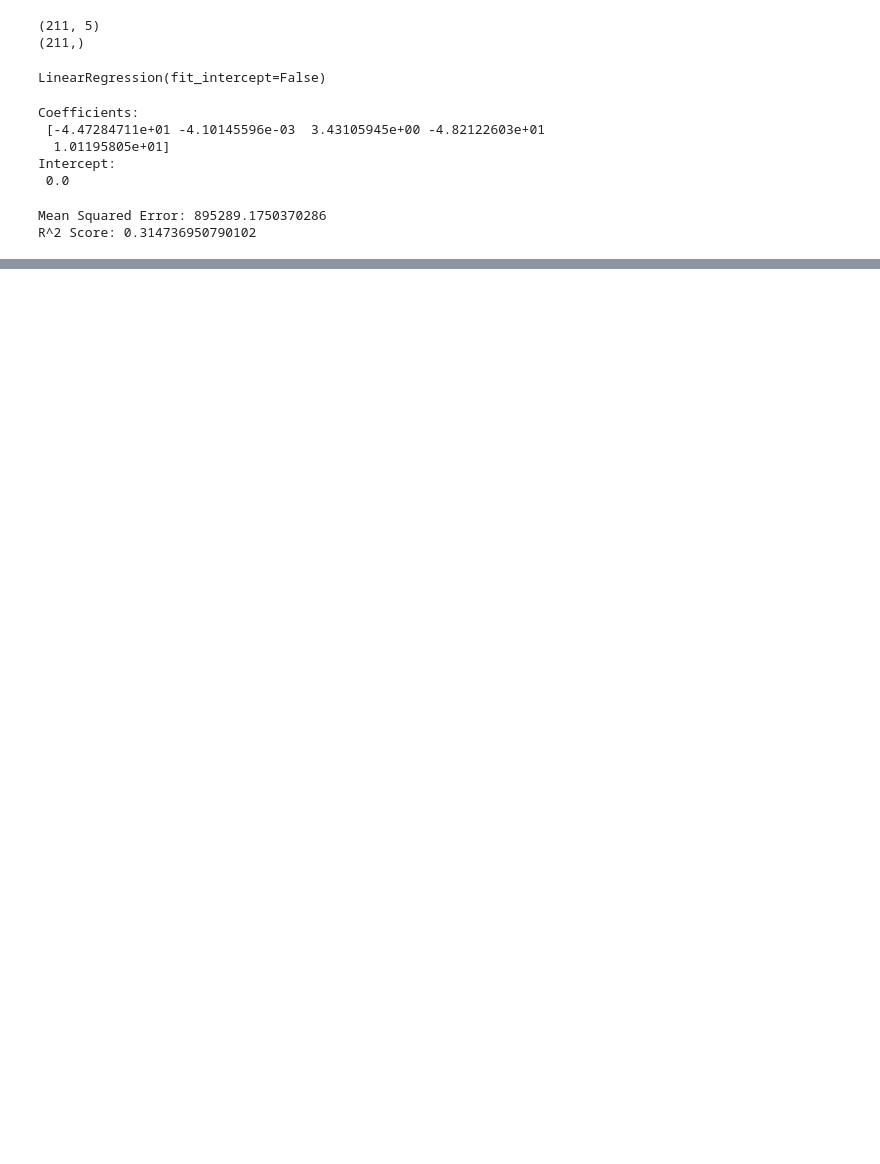
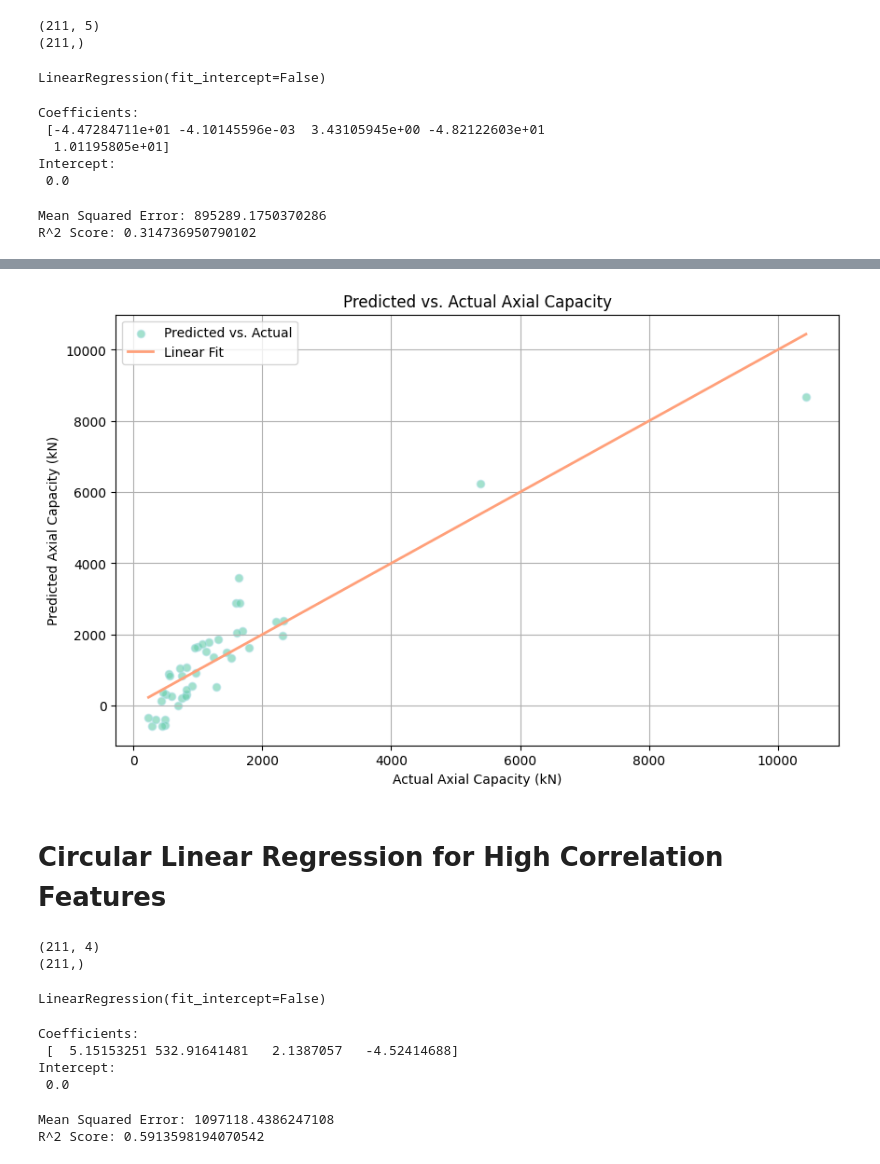
Before and after one commit to AnthonyKelly8/ENGG_680_Project, a Jupyter notebook: Code/Linear_Regression_ENGG680.ipynb, the cells around one changed output, grey strips where cells are left out. Cells and saved outputs as stored; diff of their text form; code cells hidden in the pictures; blank space fills up the shorter version.

```diff
--- a/Code/Linear_Regression_ENGG680.ipynb
+++ b/Code/Linear_Regression_ENGG680.ipynb
@@ -204,0 +223,3 @@ plt.show()
+# %%
+# Split the data into training and test (80% train, 20% test)
+X_train, X_test, y_train, y_test = train_test_split(X, y, test_size=0.2, random_state=42)
@@ -204,0 +234,3 @@ plt.show()
+# %%
+# Make predictions
+y_pred = model.predict(X_test)
@@ -204,0 +259,26 @@ plt.show()
+# %%
+# Scatter Plot: Predicted vs. Actual Values
+plt.figure(figsize=(10, 6))
+plt.scatter(y_test, y_pred, alpha=0.6, color='mediumaquamarine', edgecolors='powderblue')
+plt.plot([y_test.min(), y_test.max()], [y_test.min(), y_test.max()], 'lightsalmon', linewidth=2)
+plt.xlabel('Actual Axial Capacity (kN)')
+plt.ylabel('Predicted Axial Capacity (kN)')
+plt.title('Predicted vs. Actual Axial Capacity')
+plt.legend(['Predicted vs. Actual','Linear Fit'])
+plt.grid(True)
+plt.show()
+# %% [output]
+[figure, added]
+# %% [markdown]
+# Circular Linear Regression for High Correlation Features
+# %%
+# Define X (features) and y (target)
+X = df_circ[['D','t','L','f0.2']]
+y = df_circ['N_Test']
+
+#printing shape to confirm number of features and values
+print(X.shape)
+print(y.shape)
+# %% [output]
+(211, 4)
+(211,)
@@ -204,0 +288,8 @@ plt.show()
+# %%
+# Initialize and train the model
+model = LinearRegression(fit_intercept=False)
+
+#training model
+model.fit(X_train, y_train)
+# %% [output]
+LinearRegression(fit_intercept=False)
@@ -204,0 +299,20 @@ plt.show()
+# %%
+# The coefficients
+print('Coefficients: \n', model.coef_)
+# The intercept
+print('Intercept: \n', model.intercept_)
+# %% [output]
+Coefficients:
+ [  5.15153251 532.91641481   2.1387057   -4.52414688]
+Intercept:
+ 0.0
+# %%
+# Calculating error metrics
+mse = mean_squared_error(y_test, y_pred)
+r2 = r2_score(y_test, y_pred)
+
+print("Mean Squared Error:", mse)
+print("R^2 Score:", r2)
+# %% [output]
+Mean Squared Error: 1097118.4386247108
+R^2 Score: 0.5913598194070542
```
Also changed, not shown: parts of 25 cells of this notebook, 3 other files.
